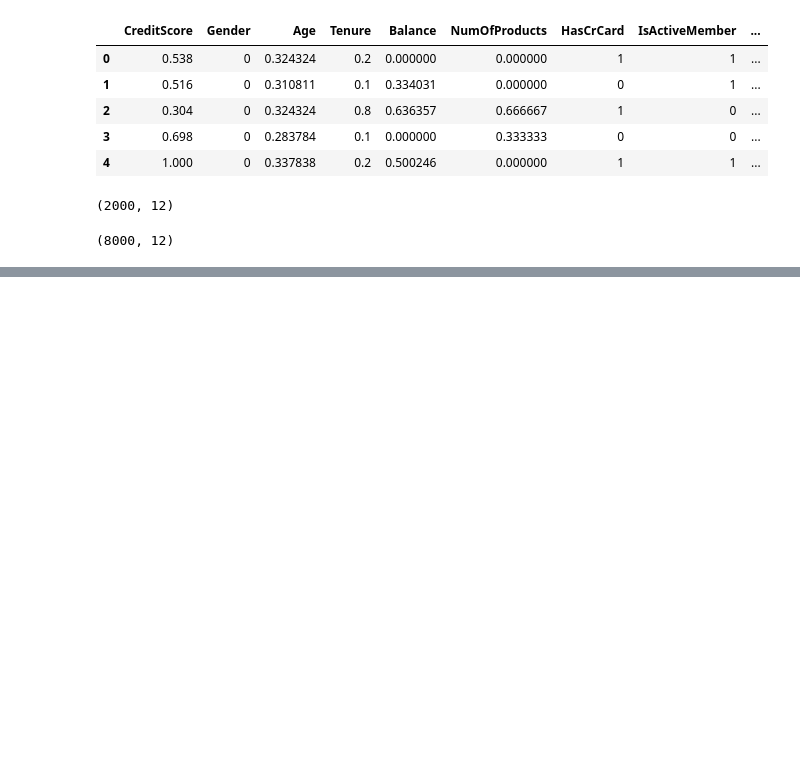
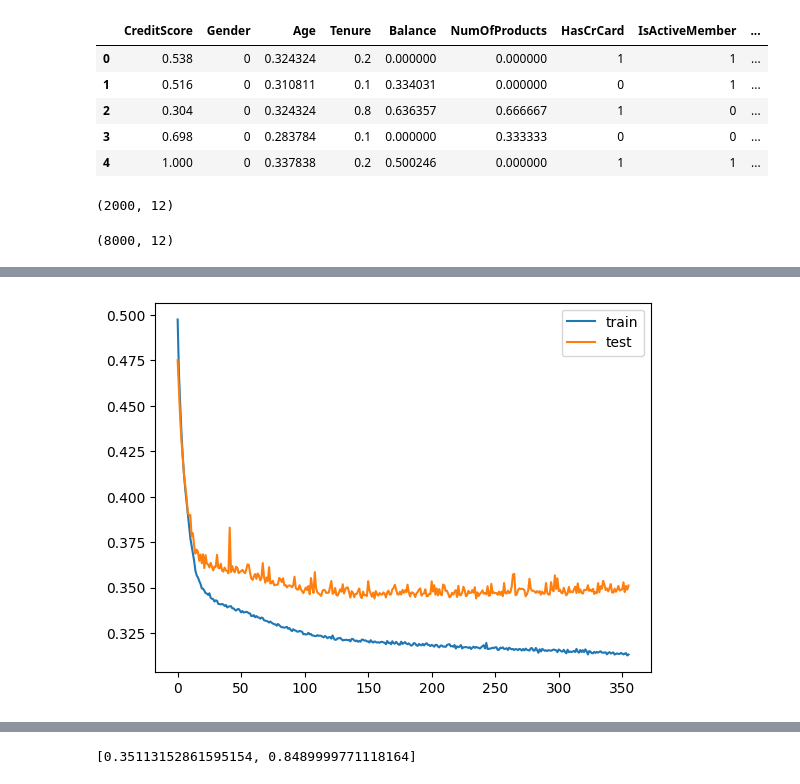
Before and after one commit to lpsantao/ML-AI-Swamp, a Jupyter notebook: Bank-Churn-Prediction/churn_nn.ipynb, the cells around one changed output, grey strips where cells are left out. Saved outputs shown, nothing was run; the diff lists cells and outputs as text; code cells hidden in the pictures; blank space fills up the shorter version.

```diff
--- a/Bank-Churn-Prediction/churn_nn.ipynb
+++ b/Bank-Churn-Prediction/churn_nn.ipynb
@@ -78,14 +81,6 @@ X_train.shape
 
 model = keras.Sequential([
     keras.layers.Dense(12, input_shape=(12,), activation='relu'),
-    keras.layers.Dense(5, activation='relu'),
-    keras.layers.Dense(5, activation='relu'),
+    keras.layers.Dense(11, activation='relu'),
     keras.layers.Dense(1, activation='sigmoid')
 ])
-# %%
-model.compile(optimizer='adam',
-              loss='binary_crossentropy',
-              metrics=['accuracy'])
-
-# Train model
-model.fit(X_train, y_train, epochs=100)
@@ -115,0 +87,19 @@ model.evaluate(X_test, y_test)
+# %%
+model.compile(optimizer='adam',
+              loss='binary_crossentropy',
+              metrics=['accuracy'])
+
+# early stopping
+estop = EarlyStopping(monitor='val_loss', mode='min', verbose=1, patience=200)
+mc = ModelCheckpoint('top_model.h5', monitor='val_accuracy', mode='max', verbose=1, save_best_only=True)
+
+# fit model
+history = model.fit(X_train, y_train,validation_data=(X_test,y_test), epochs=4000, verbose=0, callbacks=[estop,mc])
+
+# load the saved model
+saved_model = load_model('top_model.h5')
+
+# evaluate the model
+_,train_acc = saved_model.evaluate(X_train, y_train, verbose=0)
+_,test_acc = saved_model.evaluate(X_test, y_test, verbose=0)
+print('Train: {}, Test: {}'.format(train_acc, test_acc))
@@ -115,0 +124,9 @@ model.evaluate(X_test, y_test)
+# %%
+plt.plot(history.history['loss'],label='train')
+plt.plot(history.history['val_loss'],label='test')
+plt.legend()
+plt.show()
+
+model.evaluate(X_test,y_test)
+# %% [output]
+[figure, added]
@@ -116,3 +134,4 @@ model.evaluate(X_test, y_test)
+[0.35113152861595154, 0.8489999771118164]
 # %%
 y_pred = model.predict(X_test)
 y_pred[:10]
```
Also changed, not shown: parts of 9 cells of this notebook.
